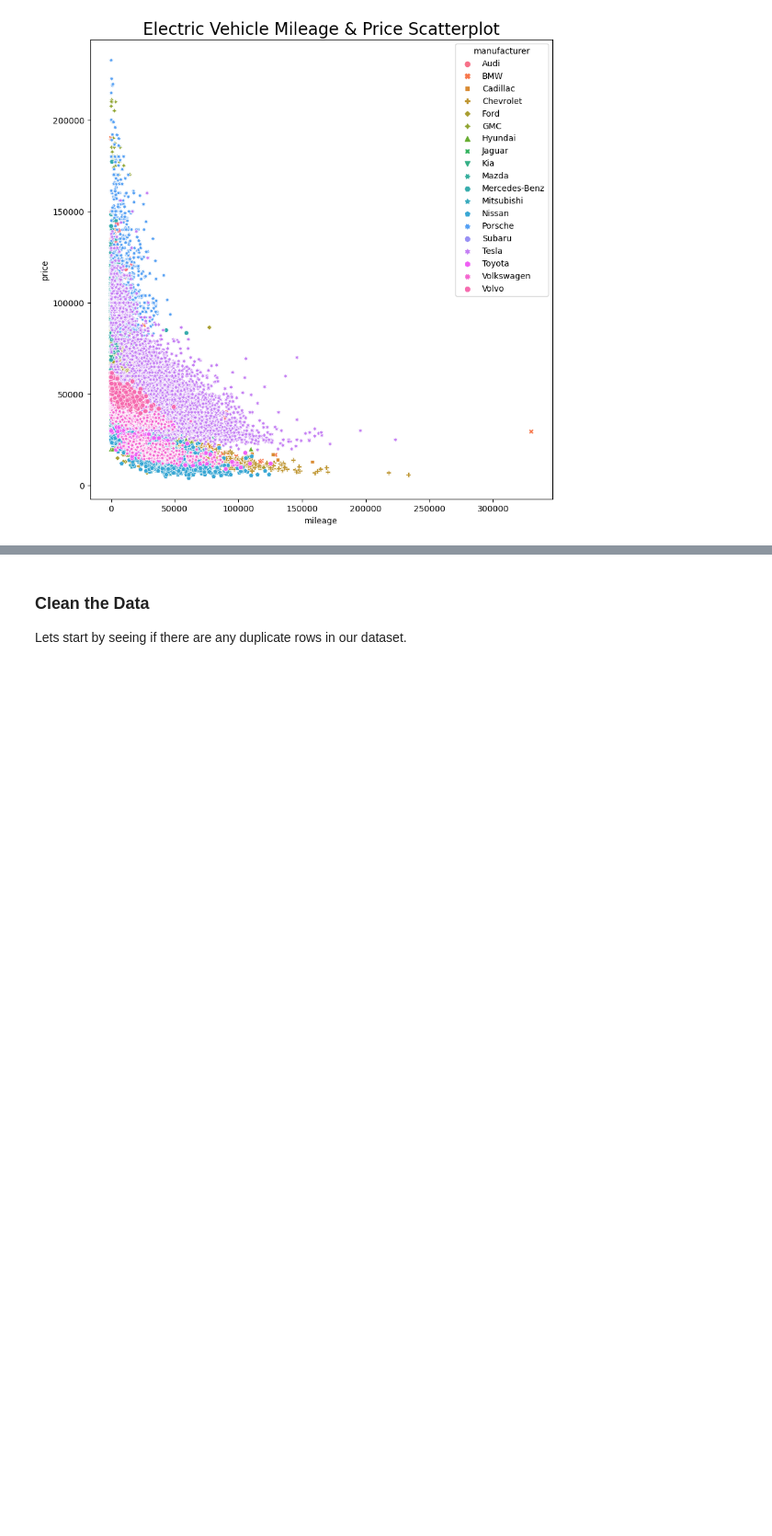
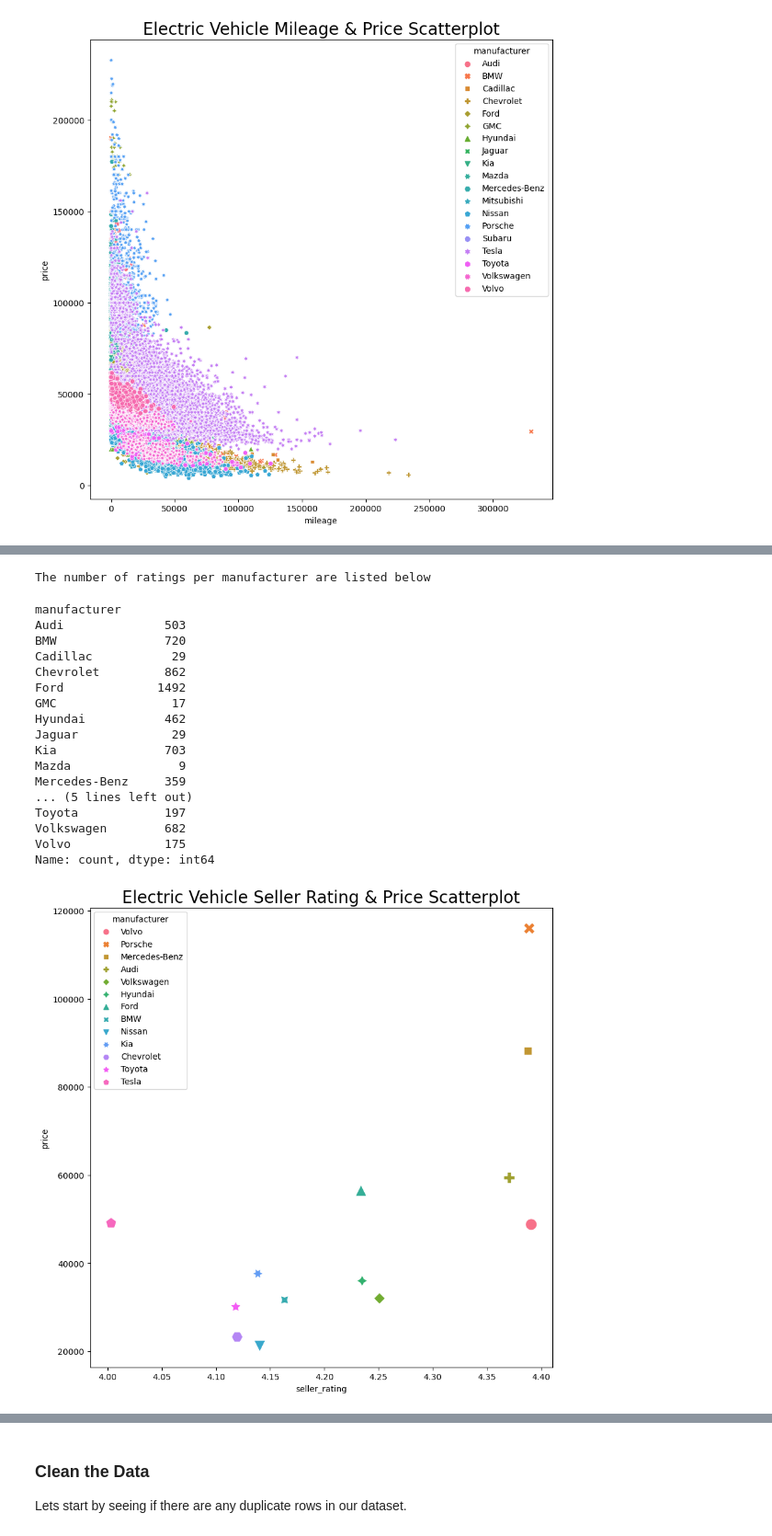
Before and after one commit to Pav-Van/Used-Electric-Vehicle-Analysis-and-Prediction-Model, a Jupyter notebook: Used_cars.ipynb, the cells around one changed output, grey strips where cells are left out. Shown at 92% size. Cells and saved outputs as stored; diff of their text form; code cells hidden in the pictures; blank space fills up the shorter version.

Commit message:
Update: Added Rating Scatterplot

```diff
--- a/Used_cars.ipynb
+++ b/Used_cars.ipynb
@@ -343,0 +357,41 @@ plt.show()
+# %%
+#creating a dataframe that holds the mean price and seller rating for each manufacturer
+rating_group = electric_cars.groupby(['manufacturer'])[['seller_rating','price']].mean()
+
+#creating a dataframe that holds the number of ratings for each manufacturer
+rating_count = electric_cars.groupby(['manufacturer'])['seller_rating'].count().rename('count')
+print("The number of ratings per manufacturer are listed below")
+display(rating_count)
+
+#combing the two dataframes
+ratings = pd.concat([rating_group, rating_count], axis=1).sort_values(by='seller_rating', ascending=False)
+
+#removing manufacturers with less than 100 ratings
+ratings = ratings[ratings['count'] > 100]
+ratings = ratings.reset_index()
+
+#creating the scatterplot
+fig, ax = plt.subplots(figsize=(10, 10))
+sns.scatterplot(x="seller_rating", y="price", data=ratings, hue="manufacturer", style='manufacturer', sizes=(100, 1000), ax=ax, s=200)
+plt.title('Electric Vehicle Seller Rating & Price Scatterplot', fontsize=20)
+plt.show()
+# %% [output]
+The number of ratings per manufacturer are listed below
+manufacturer
+Audi              503
+BMW               720
+Cadillac           29
+Chevrolet         862
+Ford             1492
+GMC                17
+Hyundai           462
+Jaguar             29
+Kia               703
+Mazda               9
+Mercedes-Benz     359
+... (5 lines left out)
+Toyota            197
+Volkswagen        682
+Volvo             175
+Name: count, dtype: int64
+[figure, added]
```
Also changed, not shown: parts of 42 cells of this notebook.
